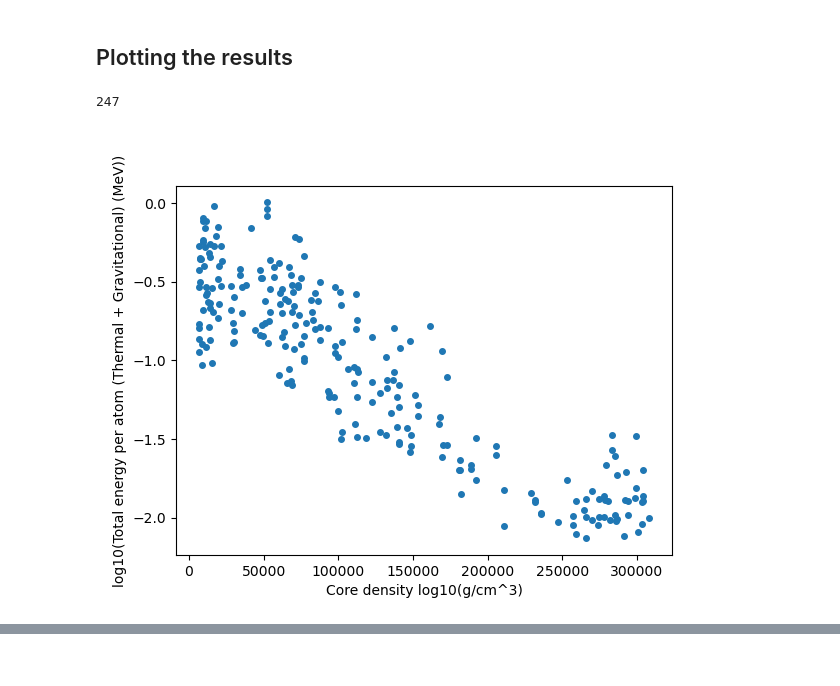
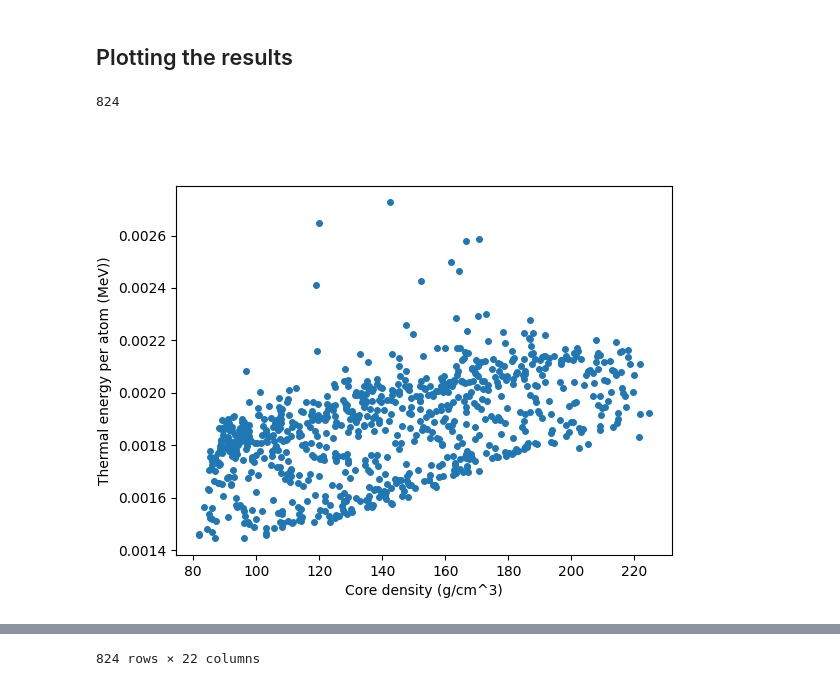
Before and after one commit to max-widmaier/Stellar-Nuclear-Research, a Jupyter notebook: simulation_collation.ipynb, the cells around one changed output, grey strips where cells are left out. Saved outputs shown, nothing was run; the diff lists cells and outputs as text; code cells hidden in the pictures.

```diff
--- a/simulation_collation.ipynb
+++ b/simulation_collation.ipynb
@@ -197,7 +226,6 @@ SODIUM_MASS = 22.989769
 MAGNESIUM_MASS = 24.305
 ALUMINUM_MASS = 26.981539
 SILICON_MASS = 28.0855
-PHOSPHORUS_MASS = 30.973762
 SUlFUR_MASS = 32.065
 POTASSIUM_MASS = 39.0983
 CALCIUM_MASS = 40.078
@@ -219,8 +247,6 @@ masses = {
     'Mg': MAGNESIUM_MASS,
     'Al': ALUMINUM_MASS,
     'Si': SILICON_MASS,
-    'P': PHOSPHORUS_MASS,
-    'S': SUlFUR_MASS,
     'K': POTASSIUM_MASS,
     'Ca': CALCIUM_MASS,
     'Ti': TITANIUM_MASS,
@@ -230,7 +256,7 @@ masses = {
     'Ni': NICKEL_MASS,
 }
 
-SPECTROSCOPY_ATOMS = ['C', 'O', 'N', 'Ne', 'Mg', 'Al', 'Si', 'P', 'S', 'K', 'Ca', 'Ti', 'Cr', 'Mn', 'Fe', 'Ni']
+SPECTROSCOPY_ATOMS = ['C', 'O', 'N', 'Ne', 'Mg', 'Al', 'Si', 'S', 'K', 'Ca', 'Ti', 'Cr', 'Mn', 'Fe', 'Ni']
 
 ATOMIC_UNIT = 1.6605402e-24  # gram
 
@@ -298,11 +324,12 @@ def get_core_atom_count(mass_fracs: dict[str, float], radius: float, density: fl
     :return:
     """
     atom_count = 0
-    core_mass = density * (4/3 * np.pi * pow(radius, 3))
+    core_mass = density * (4 / 3 * np.pi * pow(radius, 3))
     for (atom, mass_frac) in mass_fracs.items():
-        abs_mass_part = core_mass * mass_frac # Absolute mass of the element in grams
+        abs_mass_part = core_mass * mass_frac  # Absolute mass of the element in grams
         atom_count += abs_mass_part / (masses[atom] * ATOMIC_UNIT)
     return atom_count
+
 
 def get_core_atom_count_row(row):
     mass_fracs = {
@@ -317,6 +344,7 @@ def get_core_atom_count_row(row):
     }
 
     return get_core_atom_count(mass_fracs, row['core_radius'], 10 ** row['log_cntr_Rho'])
+
 
 def get_average_atomic_mass(row):
     mass_fracs = {
@@ -336,10 +364,12 @@ def get_average_atomic_mass(row):
 
     return avg_atom_mass
 
-df['core_mass'] = 10 ** df['log_cntr_Rho'] * (4/3 * np.pi * pow(df['core_radius'], 3)) # grams
-df['core_atom_count'] = df.apply(get_core_atom_count_row, axis=1) # Dimensionless
-df['per_atom_gravitational_energy'] = np.abs(-3 / 5 * G * pow(df['core_mass'] / 1000, 2) / (df['core_radius'] / 100)) / df['core_atom_count'] * 6241509074461 # MeV/atom
-df['core_average_atomic_mass'] = df.apply(get_average_atomic_mass, axis=1) # AMU
+
+df['core_mass'] = 10 ** df['log_cntr_Rho'] * (4 / 3 * np.pi * pow(df['core_radius'], 3))  # grams
+df['core_atom_count'] = df.apply(get_core_atom_count_row, axis=1)  # Dimensionless
+df['per_atom_gravitational_energy'] = np.abs(-3 / 5 * G * pow(df['core_mass'] / 1000, 2) / (df['core_radius'] / 100)) / \
+                                      df['core_atom_count'] * 6241509074461  # MeV/atom
+df['core_average_atomic_mass'] = df.apply(get_average_atomic_mass, axis=1)  # AMU
 df
 # %% [output]
 |  | radius | mass | age | y | z | log_cntr_P | log_cntr_Rho | log_cntr_T | core_radius | ... |
@@ -392,24 +422,26 @@ df
 # %%
 %matplotlib widget
 
-data  = df
-# data = data[data['core_average_atomic_mass'] > 4]
-data = data[data['log_cntr_Rho'] > 3.8]
+data = df
+# data = data[data['per_atom_thermal_energy'] > .0032]
+data = data[data['H'] > .2]
 
 print(len(data))
 
 fig = plt.figure()
 # ax = fig.add_subplot(111, projection='3d')
 ax = fig.add_subplot()
-x = (data['per_atom_gravitational_energy'])
+x = (data['per_atom_gravitational_energy'])  # Gravitational energy per atom
 y = (data['core_average_atomic_mass'])
 z = (data['per_atom_thermal_energy'])
-ax.scatter(10 ** data['log_cntr_Rho'], np.log10(x + z), s=16)
-# ax.set_xlabel('log(Gravitational energy per atom) (MeV)')
-ax.set_xlabel('Core density log10(g/cm^3)')
-ax.set_ylabel('log10(Total energy per atom (Thermal + Gravitational) (MeV))')
+ax.scatter(10 ** data['log_cntr_Rho'], z, s=16)
+# ax.set_ylabel('Core radius (cm)')
+ax.set_xlabel('Core density (g/cm^3)')
+ax.set_ylabel('Thermal energy per atom (MeV))')
 
 plt.show()
+
+data
 # %% [output]
-247
+824
-[figure, old version]
+[figure, new version]
@@ -416,2 +461,3 @@ plt.show()
+824 rows × 22 columns
 # %%
 plt.close('all')
```
Also changed, not shown: parts of 11 cells of this notebook, 14 other files.
